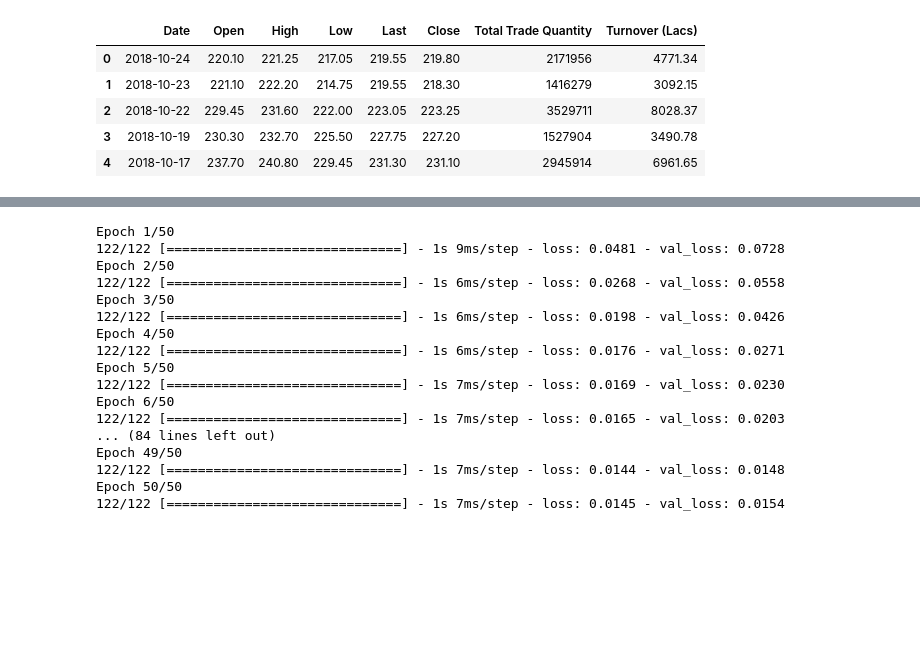
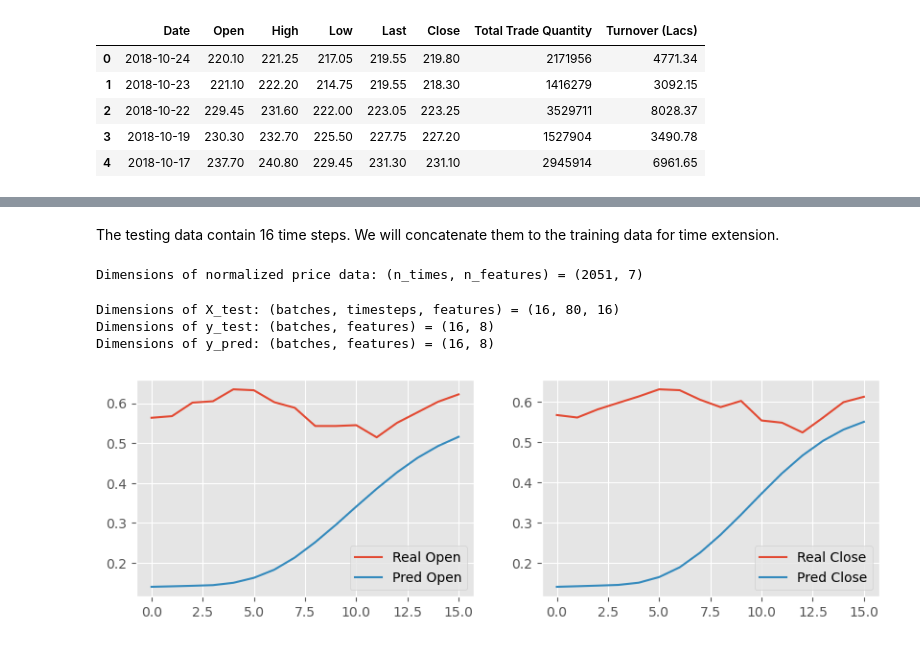
Before and after one commit to stfc-sciml/sciml-workshop, a Jupyter notebook: course_3.0_with_solutions/LSTM/lstm_basics.ipynb, the cells around one changed output, grey strips where cells are left out. Cells and saved outputs as stored; diff of their text form; code cells hidden in the pictures; blank space fills up the shorter version.

```diff
--- a/course_3.0_with_solutions/LSTM/lstm_basics.ipynb
+++ b/course_3.0_with_solutions/LSTM/lstm_basics.ipynb
@@ -424,12 +279,0 @@ Then we normalise the data using the `MinMaxScaler` as before.
-# %%
-from sklearn.preprocessing import LabelEncoder
-
-values = dataset.values
-# integer encode direction
-encoder = LabelEncoder()
-values[:,4] = encoder.fit_transform(values[:,4])
-# ensure all data is float
-values = values.astype('float32')
-# normalize features
-scaler = MinMaxScaler(feature_range=(0, 1))
-scaled = scaler.fit_transform(values)
@@ -678,23 +280,39 @@ model.add(Dense(1))
-# %%
-model.compile(loss='mae', optimizer='adam')
-history = model.fit(train_X, train_y, epochs=50,
-                    batch_size=72, validation_data=(test_X, test_y),
-                    shuffle=False)
-# %% [output]
-Epoch 1/50
-122/122 [==============================] - 1s 9ms/step - loss: 0.0481 - val_loss: 0.0728
-Epoch 2/50
-122/122 [==============================] - 1s 6ms/step - loss: 0.0268 - val_loss: 0.0558
-Epoch 3/50
-122/122 [==============================] - 1s 6ms/step - loss: 0.0198 - val_loss: 0.0426
-Epoch 4/50
-122/122 [==============================] - 1s 6ms/step - loss: 0.0176 - val_loss: 0.0271
-Epoch 5/50
-122/122 [==============================] - 1s 7ms/step - loss: 0.0169 - val_loss: 0.0230
-Epoch 6/50
-122/122 [==============================] - 1s 7ms/step - loss: 0.0165 - val_loss: 0.0203
-... (84 lines left out)
-Epoch 49/50
-122/122 [==============================] - 1s 7ms/step - loss: 0.0144 - val_loss: 0.0148
-Epoch 50/50
-122/122 [==============================] - 1s 7ms/step - loss: 0.0145 - val_loss: 0.0154
+# %% [markdown]
+The testing data contain 16 time steps. We will concatenate them to the training data for time extension.
+# %%
+# Getting the predicted stock price of 2017
+dataset_extended = pd.concat((dataset_train, dataset_test), axis=0)
+values_extended = dataset_extended.drop(dataset_extended.columns[[0,]], axis=1).values
+scaled_extended = scaler.transform(values_extended)
+print(f'Dimensions of normalized price data: (n_times, n_features) = {scaled_extended.shape}')
+# %% [output]
+Dimensions of normalized price data: (n_times, n_features) = (2051, 7)
+# %%
+# using the last points to generate testing data
+X_test, y_test = series_to_tensorflow(scaled_extended[-(timesteps + n_in + n_out - 2 + len(dataset_test)):],
+                                      timesteps=timesteps,
+                                      n_in=n_in, n_out=n_out, feature_indices=feature_indices)
+
+# make predictions
+y_pred = regressor(X_test)
+print(f'Dimensions of X_test: (batches, timesteps, features) = {X_test.shape}')
+print(f'Dimensions of y_test: (batches, features) = {y_test.shape}')
+print(f'Dimensions of y_pred: (batches, features) = {y_pred.shape}')
+# %% [output]
+Dimensions of X_test: (batches, timesteps, features) = (16, 80, 16)
+Dimensions of y_test: (batches, features) = (16, 8)
+Dimensions of y_pred: (batches, features) = (16, 8)
+# %%
+# Visualising the results
+fig, ax = plt.subplots(1, len(feature_indices), dpi=100,
+                       figsize=(5 * len(feature_indices), 3), squeeze=False)
+for i, index in enumerate(feature_indices):
+    # we are ploting the last point from the output window
+    ax[0, i].plot(y_test[:, i + (n_out - 1) * len(feature_indices)],
+                  label = 'Real ' + dataset_train.keys()[index + 1])
+    ax[0, i].plot(y_pred[:, i + (n_out - 1) * len(feature_indices)],
+                  label = 'Pred ' + dataset_train.keys()[index + 1])
+    ax[0, i].legend()
+plt.show()
+# %% [output]
+[figure, added]
```
Also changed, not shown: parts of 52 cells of this notebook, 2 other files.
